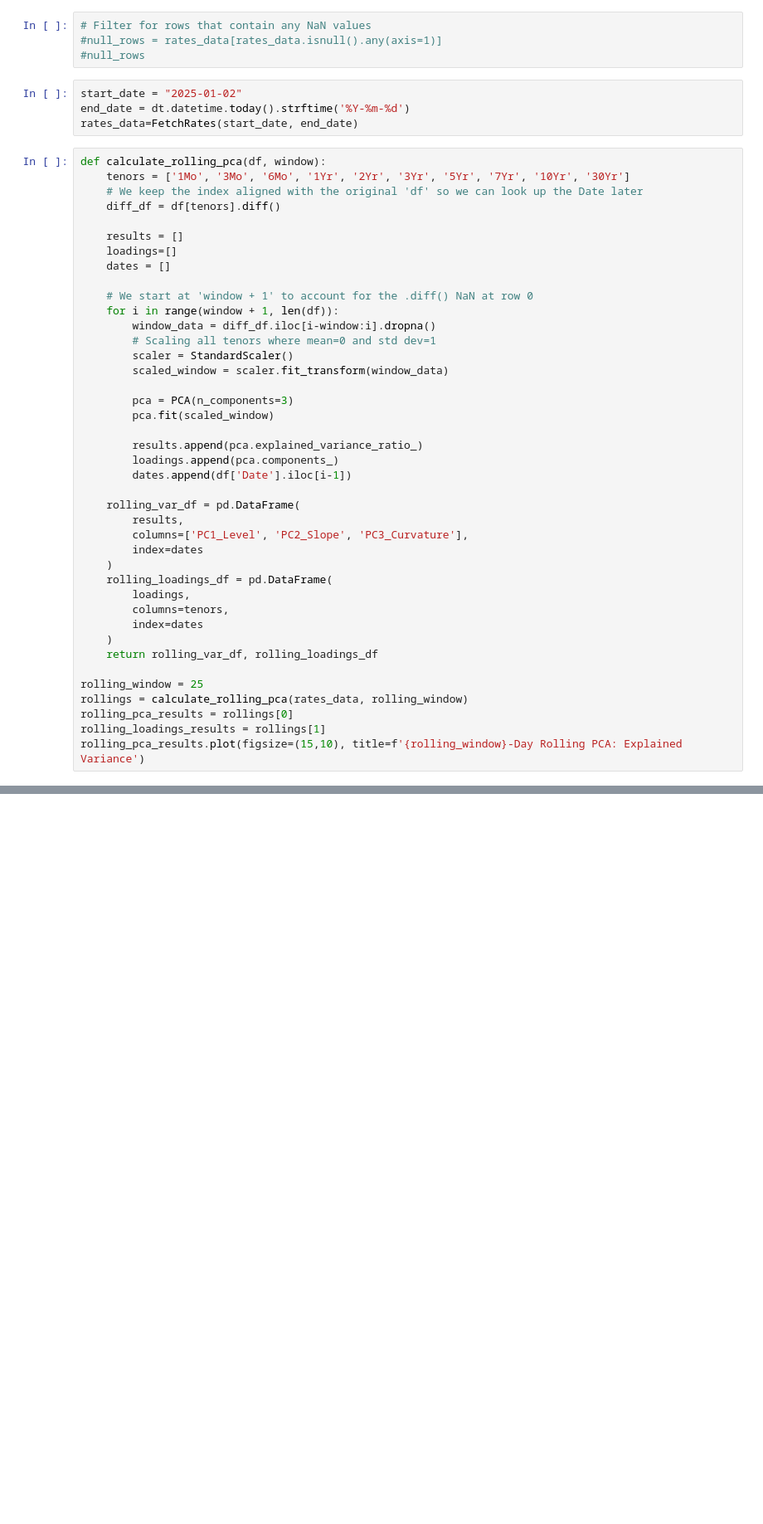
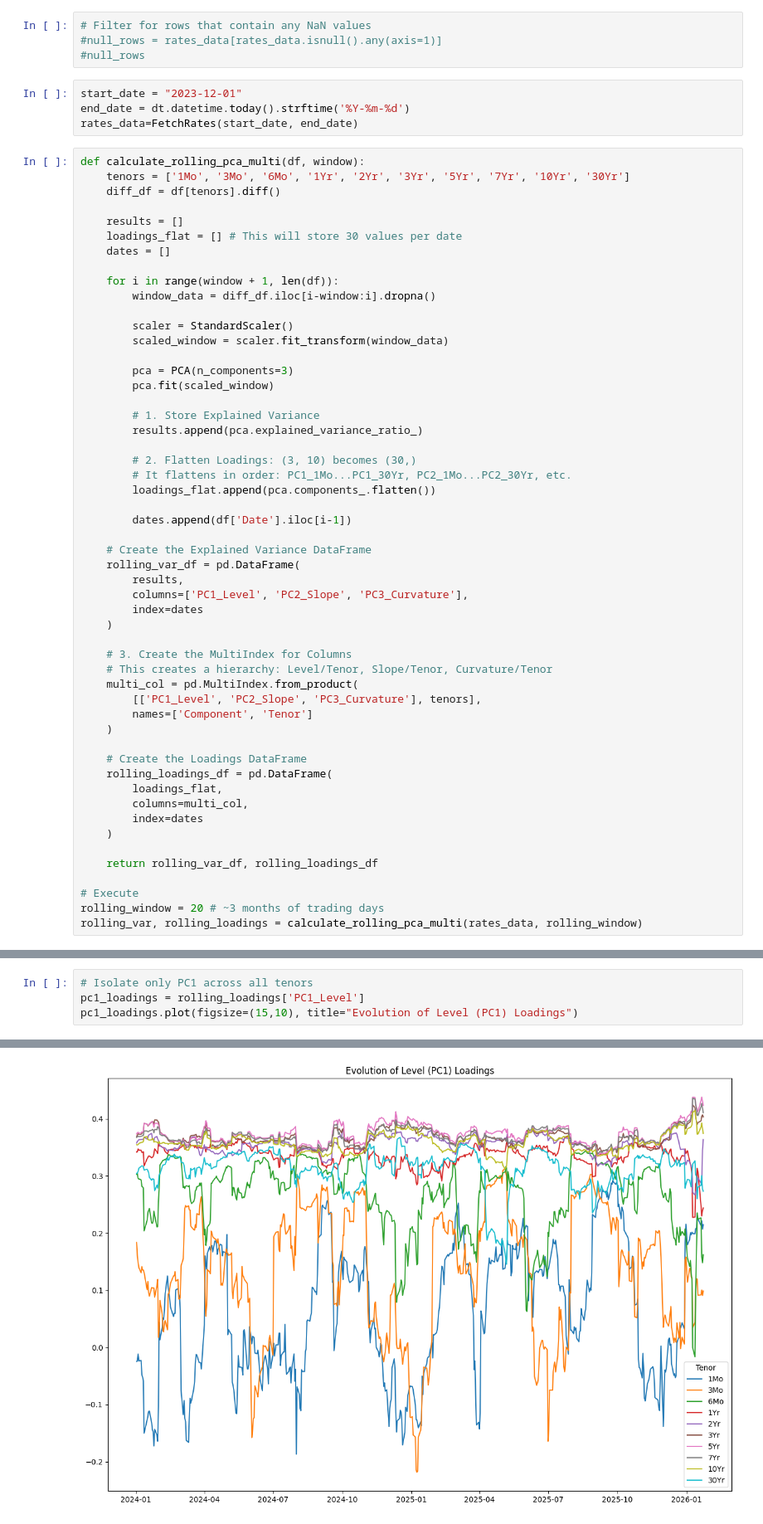
Before and after one commit to danimalav7/Fixed-Income, a Jupyter notebook: Principal Component Analysis.ipynb, the cells around one changed output, grey strips where cells are left out. Shown at 83% size. Drawn from its saved outputs; the diff is of its cells as text; blank space fills up the shorter version.

```diff
--- a/Principal Component Analysis.ipynb
+++ b/Principal Component Analysis.ipynb
@@ -40,47 +50,59 @@ def FetchRates(Start_Date=None, End_Date=None):
 #null_rows = rates_data[rates_data.isnull().any(axis=1)]
 #null_rows
 # %%
-start_date = "2025-01-02"
+start_date = "2023-12-01"
 end_date = dt.datetime.today().strftime('%Y-%m-%d')
 rates_data=FetchRates(start_date, end_date)
 # %%
-def calculate_rolling_pca(df, window):
+def calculate_rolling_pca_multi(df, window):
     tenors = ['1Mo', '3Mo', '6Mo', '1Yr', '2Yr', '3Yr', '5Yr', '7Yr', '10Yr', '30Yr']
-    # We keep the index aligned with the original 'df' so we can look up the Date later
     diff_df = df[tenors].diff()
 
     results = []
-    loadings=[]
+    loadings_flat = [] # This will store 30 values per date
     dates = []
 
-    # We start at 'window + 1' to account for the .diff() NaN at row 0
     for i in range(window + 1, len(df)):
         window_data = diff_df.iloc[i-window:i].dropna()
-        # Scaling all tenors where mean=0 and std dev=1
+
         scaler = StandardScaler()
         scaled_window = scaler.fit_transform(window_data)
 
         pca = PCA(n_components=3)
         pca.fit(scaled_window)
 
+        # 1. Store Explained Variance
         results.append(pca.explained_variance_ratio_)
-        loadings.append(pca.components_)
+
+        # 2. Flatten Loadings: (3, 10) becomes (30,)
+        # It flattens in order: PC1_1Mo...PC1_30Yr, PC2_1Mo...PC2_30Yr, etc.
+        loadings_flat.append(pca.components_.flatten())
+
         dates.append(df['Date'].iloc[i-1])
 
+    # Create the Explained Variance DataFrame
     rolling_var_df = pd.DataFrame(
         results,
         columns=['PC1_Level', 'PC2_Slope', 'PC3_Curvature'],
         index=dates
     )
+
+    # 3. Create the MultiIndex for Columns
+    # This creates a hierarchy: Level/Tenor, Slope/Tenor, Curvature/Tenor
+    multi_col = pd.MultiIndex.from_product(
+        [['PC1_Level', 'PC2_Slope', 'PC3_Curvature'], tenors],
+        names=['Component', 'Tenor']
+    )
+
+    # Create the Loadings DataFrame
     rolling_loadings_df = pd.DataFrame(
-        loadings,
-        columns=tenors,
+        loadings_flat,
+        columns=multi_col,
         index=dates
     )
+
     return rolling_var_df, rolling_loadings_df
 
-rolling_window = 25
-rollings = calculate_rolling_pca(rates_data, rolling_window)
-rolling_pca_results = rollings[0]
-rolling_loadings_results = rollings[1]
-rolling_pca_results.plot(figsize=(15,10), title=f'{rolling_window}-Day Rolling PCA: Explained Variance')
+# Execute
+rolling_window = 20 # ~3 months of trading days
+rolling_var, rolling_loadings = calculate_rolling_pca_multi(rates_data, rolling_window)
@@ -90,0 +150,5 @@ x=pca.components_
+# %%
+# Isolate only PC1 across all tenors
+pc1_loadings = rolling_loadings['PC1_Level']
+pc1_loadings.plot(figsize=(15,10), title="Evolution of Level (PC1) Loadings")
+# %% [output]
@@ -90,0 +156 @@ x=pca.components_
+[figure, added]
```
Also changed, not shown: parts of 9 cells of this notebook.
